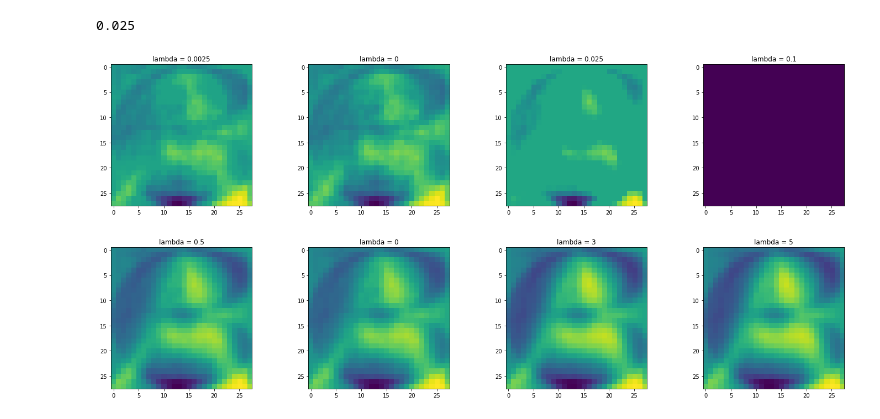
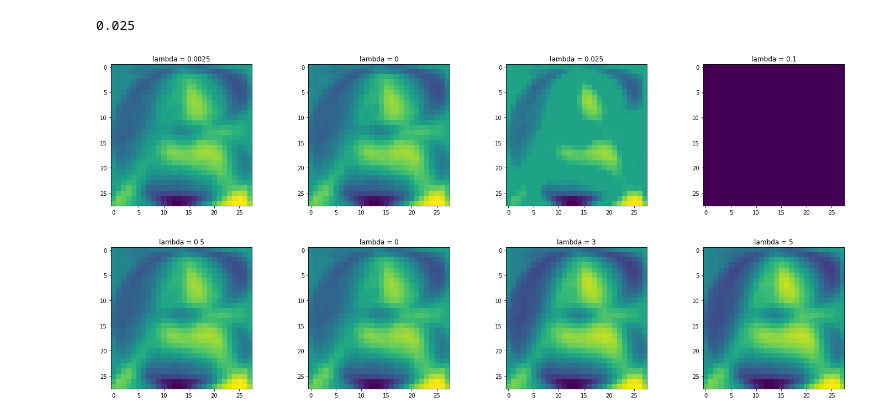
Before and after one commit to NizarGhandri/fonts_recognition, a Jupyter notebook: homework_2/models.ipynb, the cells around one changed output. Saved outputs shown, nothing was run; the diff lists cells and outputs as text; code cells hidden in the pictures.

```diff
--- a/homework_2/models.ipynb
+++ b/homework_2/models.ipynb
@@ -313,29 +313,29 @@ choose_lambda(ISTA, 0.001, 0.05, 0.1, 40)
 # %%
 ####LASSO#####
 
-theta_L_opt = ISTA(0.001*np.ones((pixel_height*pixel_width, 1)), training_data, training_labels, 0.05, 100, 0.0025)
-theta_L_zero = ISTA(0.001*np.ones((pixel_height*pixel_width, 1)), training_data, training_labels, 0.05, 100, 0)
-theta_L_three = ISTA(0.001*np.ones((pixel_height*pixel_width, 1)), training_data, training_labels, 0.05, 100, 0.025)
-theta_L_five = ISTA(0.001*np.ones((pixel_height*pixel_width, 1)), training_data, training_labels, 0.05, 100, 5)
+theta_L_opt = ISTA(0.001*np.ones((pixel_height*pixel_width, 1)), training_data, training_labels, 0.01, 100, 0.0025)
+theta_L_zero = ISTA(0.001*np.ones((pixel_height*pixel_width, 1)), training_data, training_labels, 0.01, 100, 0)
+theta_L_three = ISTA(0.001*np.ones((pixel_height*pixel_width, 1)), training_data, training_labels, 0.01, 100, 0.025)
+theta_L_five = ISTA(0.001*np.ones((pixel_height*pixel_width, 1)), training_data, training_labels, 0.01, 100, 5)
 
 plt.figure(figsize=(20, 8))
 
 plt.subplot(2, 4, 1)
 plt.imshow(np.reshape(theta_L_opt, shape))
 plt.title("lambda = 0.0025")
 plt.subplot(2, 4, 2)
 plt.imshow(np.reshape(theta_L_zero, shape))
 plt.title("lambda = 0")
 plt.subplot(2, 4, 3)
 plt.imshow(np.reshape(theta_L_three , shape))
 plt.title("lambda = 0.025")
 plt.subplot(2, 4, 4)
 plt.imshow(np.reshape(theta_L_five , shape))
 plt.title("lambda = 0.1")
 
 plt.tight_layout()
 # %% [output]
-[figure, old version]
+[figure, new version]
 # %%
 #####RIDGE#####
 theta_R_opt = gradient_descent_ridge(0.001*np.ones((pixel_height*pixel_width, 1)), training_data, training_labels, 0.01, 100, 0.5)
```
Also changed, not shown: parts of 1 cell of this notebook.
